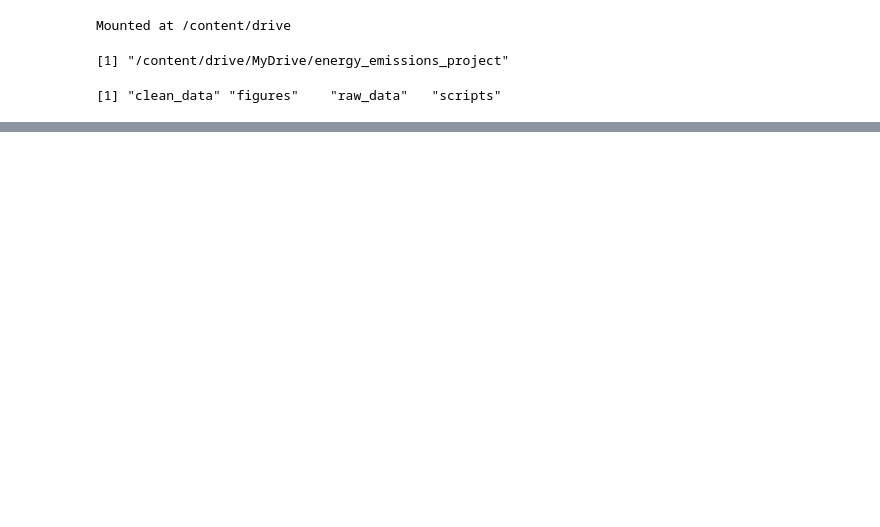
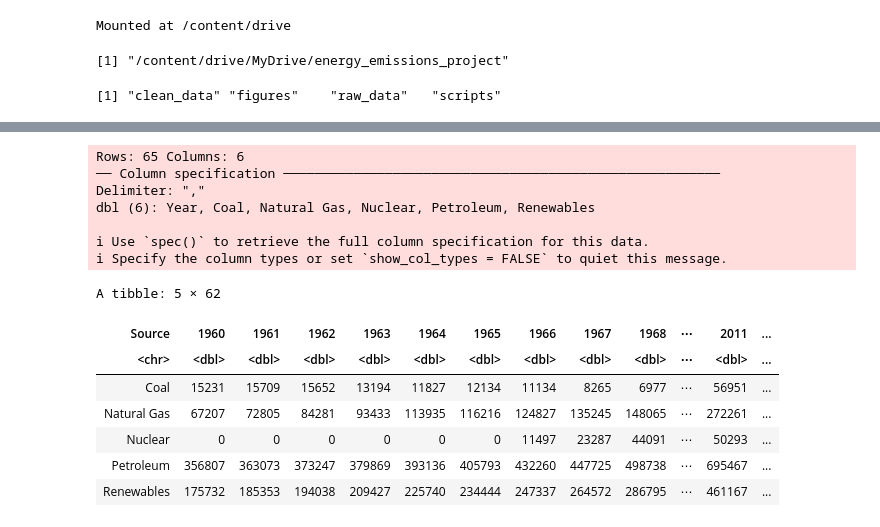
Before and after one commit to mpburnham2-tech/energy_emissions_project, a Jupyter notebook: Project_folder_setup.ipynb, the cells around one changed output, grey strips where cells are left out. Drawn from its saved outputs; the diff is of its cells as text; code cells hidden in the pictures; blank space fills up the shorter version.

```diff
--- a/Project_folder_setup.ipynb
+++ b/Project_folder_setup.ipynb
@@ -141,2 +113,34 @@ A tibble: 6 × 71
+# %%
+# Clean the total_energy_consumption_by_source data
+library(tidyverse)
+
+# Reload raw dataset
+df_raw <- read_csv("raw_data/total_energy_consumption_by_source.csv")
+
+# Filter for only years 1960 through 2020
+# Pivot the dataset so that years (1960-2020) become columns in chronological order
+df_wa_energy_consumption_by_source <- df_raw %>%
+  filter(Year >= 1960 & Year <= 2020) %>%
+  pivot_longer(cols = -Year, names_to = "Source", values_to = "Consumption") %>%
+  pivot_wider(names_from = Year, values_from = Consumption) %>%
+  select(Source, `1960`:`2020`)
+
+head(df_wa_energy_consumption_by_source)
+# %% [output]
+Rows: 65 Columns: 6
+── Column specification ────────────────────────────────────────────────────────
+Delimiter: ","
+dbl (6): Year, Coal, Natural Gas, Nuclear, Petroleum, Renewables
+
+ℹ Use `spec()` to retrieve the full column specification for this data.
+ℹ Specify the column types or set `show_col_types = FALSE` to quiet this message.
+A tibble: 5 × 62
+| Source | 1960 | 1961 | 1962 | 1963 | 1964 | 1965 | 1966 | 1967 | 1968 | ⋯ | 2011 | ... |
+| <chr> | <dbl> | <dbl> | <dbl> | <dbl> | <dbl> | <dbl> | <dbl> | <dbl> | <dbl> | ⋯ | <dbl> | ... |
+| Coal | 15231 | 15709 | 15652 | 13194 | 11827 | 12134 | 11134 | 8265 | 6977 | ⋯ | 56951 | ... |
+| Natural Gas | 67207 | 72805 | 84281 | 93433 | 113935 | 116216 | 124827 | 135245 | 148065 | ⋯ | 272261 | ... |
+| Nuclear | 0 | 0 | 0 | 0 | 0 | 0 | 11497 | 23287 | 44091 | ⋯ | 50293 | ... |
+| Petroleum | 356807 | 363073 | 373247 | 379869 | 393136 | 405793 | 432260 | 447725 | 498738 | ⋯ | 695467 | ... |
+| Renewables | 175732 | 185353 | 194038 | 209427 | 225740 | 234444 | 247337 | 264572 | 286795 | ⋯ | 461167 | ... |
 # %%
 # Clean the total_energy_emissions data
```
Also changed, not shown: parts of 9 cells of this notebook.
